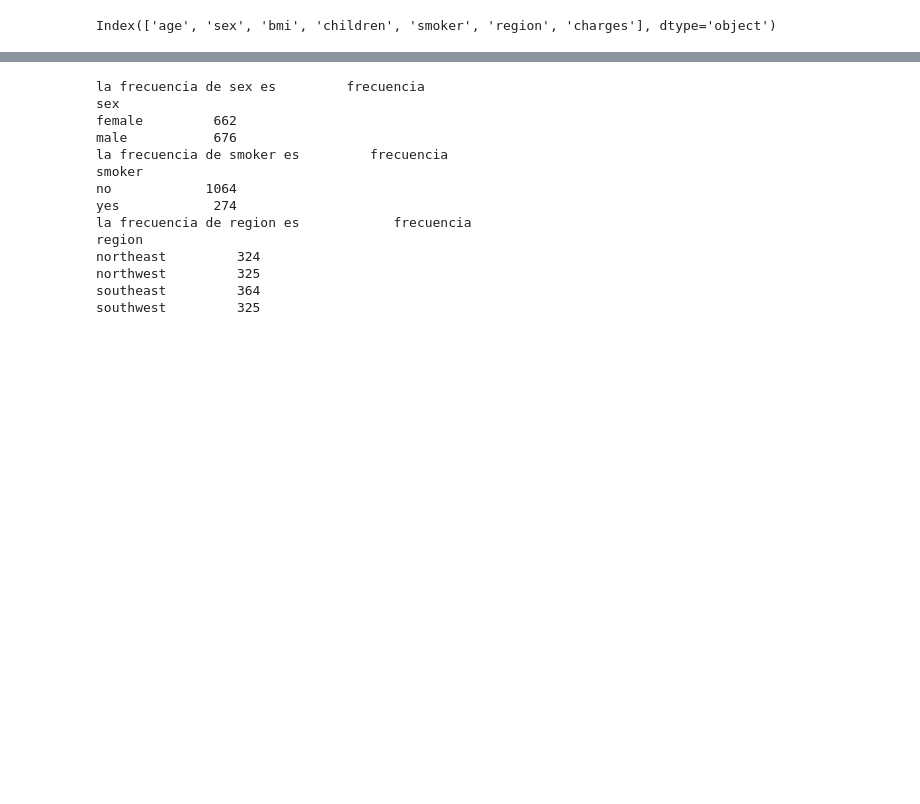
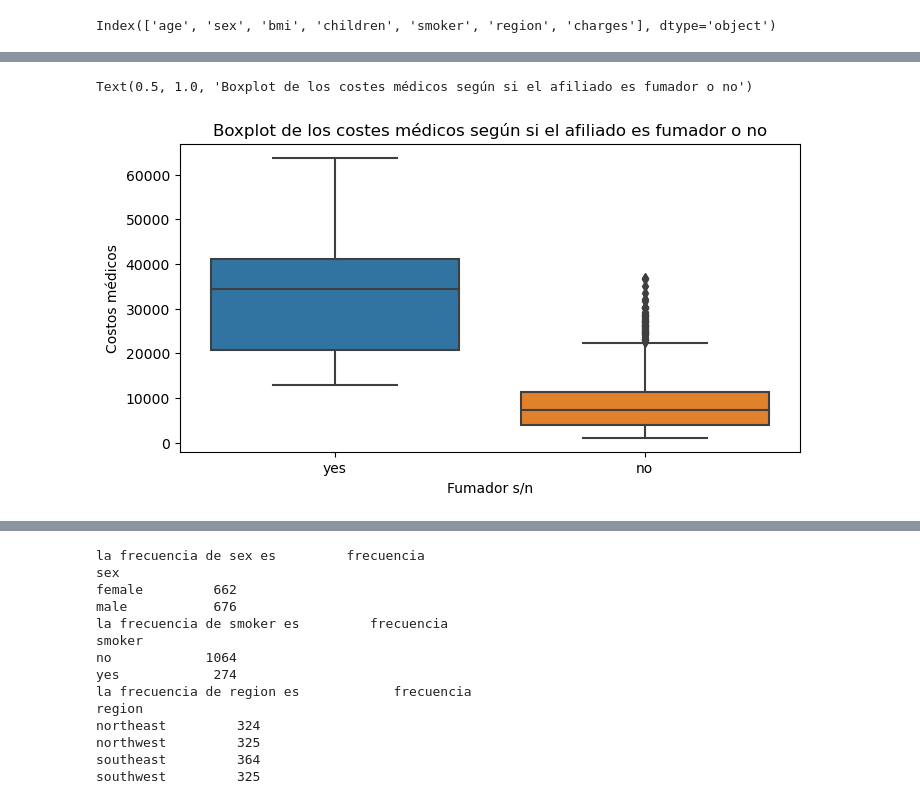
Before and after one commit to Adalab/DA-promo-b-modulo-2-sprint-1-Anais-Ana-Yadira, a Jupyter notebook: estadística/pair-programming-9-estadistica-2.ipynb, the cells around one changed output, grey strips where cells are left out. Drawn from its saved outputs; the diff is of its cells as text; code cells hidden in the pictures; blank space fills up the shorter version.

```diff
--- a/estadística/pair-programming-9-estadistica-2.ipynb
+++ b/estadística/pair-programming-9-estadistica-2.ipynb
@@ -86,4 +86,12 @@ fig.set_title('Boxplot de el IMC segun el sexo')
 plt.show()
 # %% [output]
 [figure]
+# %%
+plt.figure(figsize =(8,4))
+fig = sns.boxplot(x= 'smoker', y ='charges', data = df)
+fig.set(xlabel='Fumador s/n', ylabel= 'Costos médicos')
+fig.set_title('Boxplot de los costes médicos según si el afiliado es fumador o no')
+# %% [output]
+Text(0.5, 1.0, 'Boxplot de los costes médicos según si el afiliado es fumador o no')
+[figure, added]
 # %%
```
Also changed, not shown: parts of 17 cells of this notebook.
